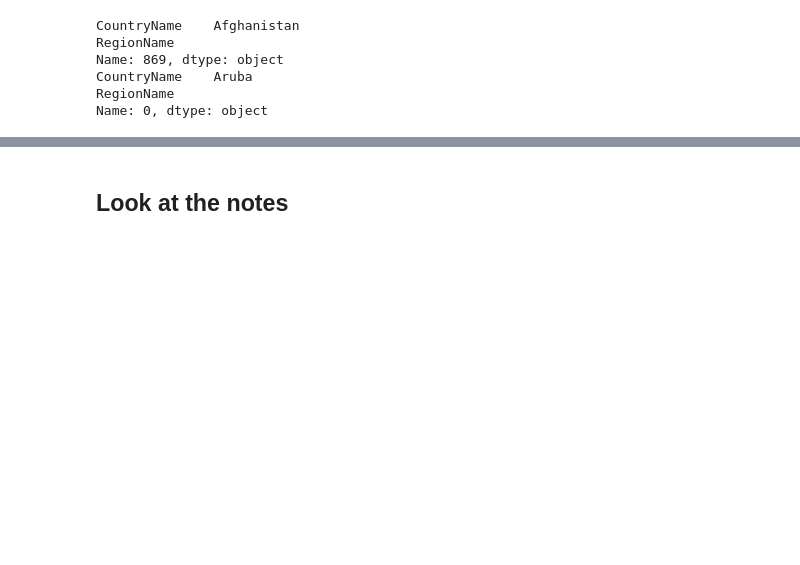
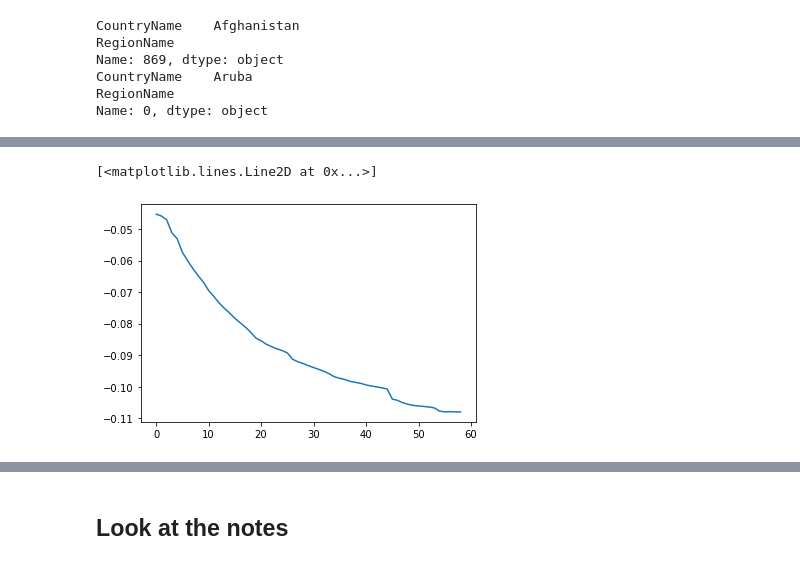
Before and after one commit to sammer1107/AI-Final-8, a Jupyter notebook: yujen/train.ipynb, the cells around one changed output, grey strips where cells are left out. Cells and saved outputs as stored; diff of their text form; code cells hidden in the pictures; blank space fills up the shorter version.

```diff
--- a/yujen/train.ipynb
+++ b/yujen/train.ipynb
@@ -395,13 +340,24 @@ def estim_R(df):
     R = cv19.r_covid(cases)
     return df.merge(R, how='inner', left_index=True, right_index=True)
 
+feats = estims[feat_cols]
+var = np.expand_dims(feats.var().to_numpy(),0)
 def policy_change_delta_R(df, shift):
-    print(df)
-    print(df['CountryName'].unique())
+#     print(df['CountryName'].unique())
     feats = df[feat_cols]
     R = df['R_mean']
-    policy_change = (feats.iloc[shift+1:].values != feats.iloc[:-shift].values).any(axis=1)
-    delta_R = R.iloc[shift+1:].values - R.iloc[:-shift].values
+    policy_change = ((feats.iloc[1:-shift].values - feats.iloc[:-shift-1].values) / var).mean(axis=1)
+    delta_R = R.iloc[shift+1:].values - R.iloc[1:-shift].values
+#     print(delta_R.shape)
     return pd.DataFrame({'PolicyChange': policy_change, 'delta_R': delta_R})
+
+def policy_change_dR(df, shift):
+#     print(df['CountryName'].unique())
+    feats = df[feat_cols]
+    R = df['R_mean']
+    policy_change = ((feats.iloc[1:-shift].values - feats.iloc[:-shift-1].values) / var).mean(axis=1)
+    delta_R = R.iloc[shift+1:].values - R.iloc[shift:-1].values
+#     assert(len(policy_change) == len(delta_R))
+    return pd.DataFrame({'PolicyChange': policy_change, 'delta_R': delta_R})
 # %%
 estims = df.groupby(['CountryName', 'RegionName']).apply(estim_R)
@@ -437,3 +373,4 @@ estims.to_csv('../data/estims_all.csv', index=False)
 # %%
 estims = pd.read_csv('../data/estims_all.csv', index_col=[0], dtype={'RegionName':str, 'RegionCode': str},
                    parse_dates=['Date'], infer_datetime_format=True)
+estims.fillna({'RegionName': '', 'RegionCode': ''}, inplace=True)
@@ -443,2 +376,0 @@ temp
-# %%
-delta_r = estims.groupby(country_region, group_keys=False).apply(partial(policy_change_delta_R, shift=1))
@@ -451,0 +377,17 @@ Index: []
+# %%
+corrs1 = []
+corrs2 = []
+
+for shift in range(1,60):
+    print(shift)
+    delta_r = estims.groupby(country_region, group_keys=False).apply(partial(policy_change_delta_R, shift=shift))\
+                .reset_index(drop=True)
+    dr = estims.groupby(country_region, group_keys=False).apply(partial(policy_change_dR, shift=shift))\
+                .reset_index(drop=True)
+    corr1 = delta_r.corr().loc['PolicyChange','delta_R']
+    corr2 = dr.corr().loc['PolicyChange','delta_R']
+    corrs1.append(corr1)
+    corrs2.append(corr2)
+
+corrs1 = np.array(corrs1)
+corrs2 = np.array(corrs2)
@@ -451,0 +412,6 @@ Index: []
+# %%
+# delta_R
+plt.plot(corrs1)
+# %% [output]
+[<matplotlib.lines.Line2D at 0x...>]
+[figure, added]
```
Also changed, not shown: parts of 22 cells of this notebook, 2 other files.
